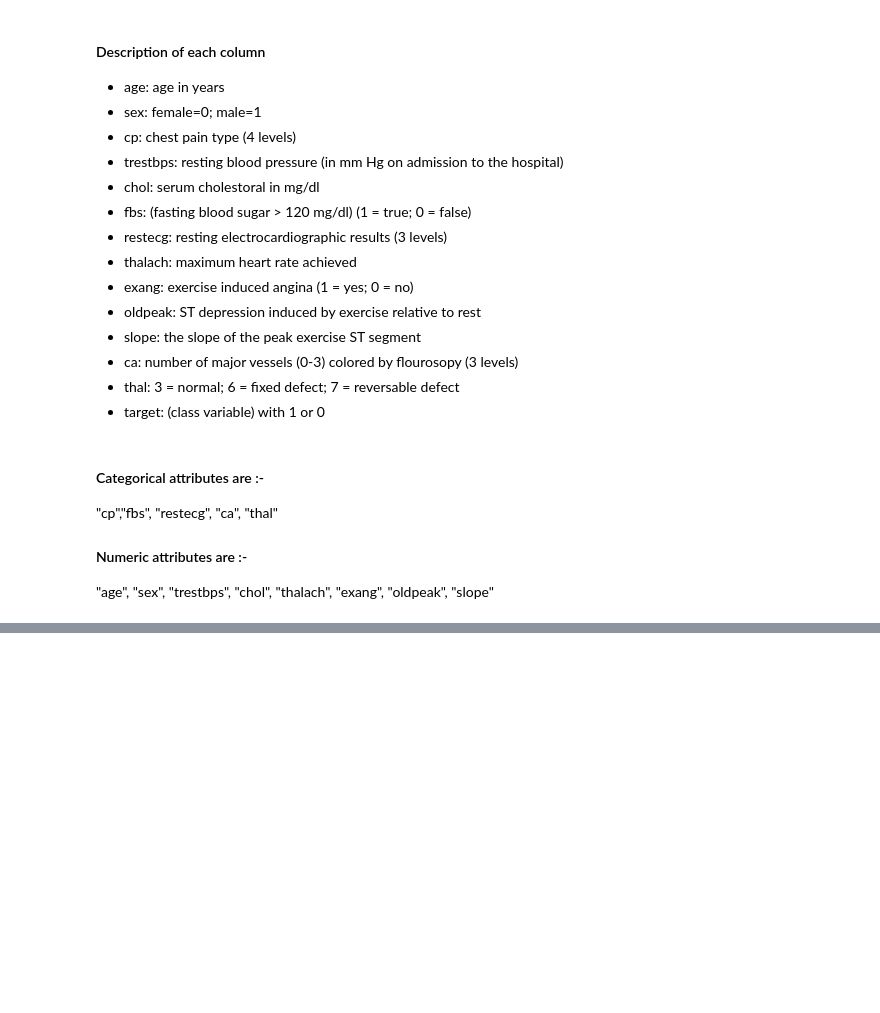
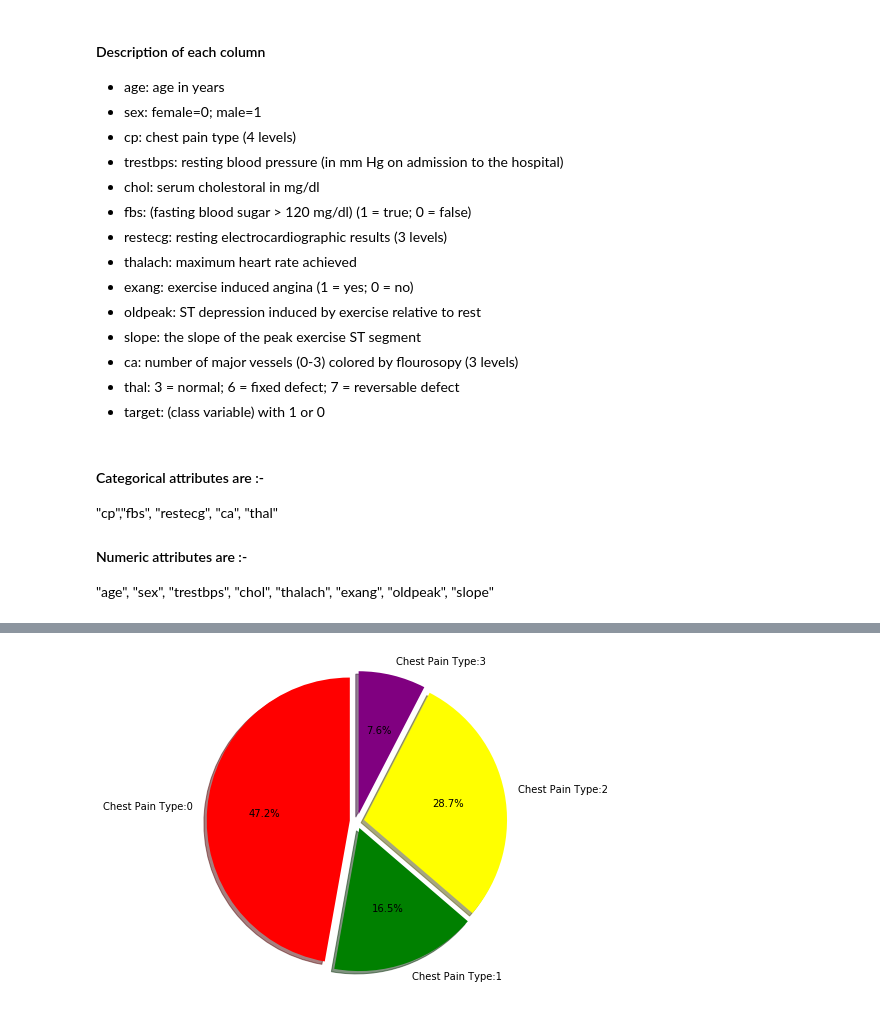
Before and after one commit to chauhan-nitin/UCI_HeartDisease, a Jupyter notebook: heartdisease.ipynb, the cells around one changed output, grey strips where cells are left out. Saved outputs shown, nothing was run; the diff lists cells and outputs as text; code cells hidden in the pictures; blank space fills up the shorter version.

```diff
--- a/heartdisease.ipynb
+++ b/heartdisease.ipynb
@@ -67,0 +93,17 @@ Dimension of the dataset is:  (303, 14)
+# %%
+# Data to plot
+labels = 'Chest Pain Type:0','Chest Pain Type:1','Chest Pain Type:2','Chest Pain Type:3'
+sizes = [len(datafr[datafr['cp'] == 0]),len(datafr[datafr['cp'] == 1]),
+         len(datafr[datafr['cp'] == 2]),
+         len(datafr[datafr['cp'] == 3])]
+
+plt.figure(figsize=(6,6))
+
+# Plot
+plt.pie(sizes, explode=(0.05, 0.05, 0.05, 0.05), labels=labels, colors=['red','green', 'yellow', 'purple'],
+autopct='%1.1f%%', shadow=True, startangle=90)
+
+plt.axis('equal')
+plt.show()
+# %% [output]
+[figure, added]
```
Also changed, not shown: parts of 5 cells of this notebook.
